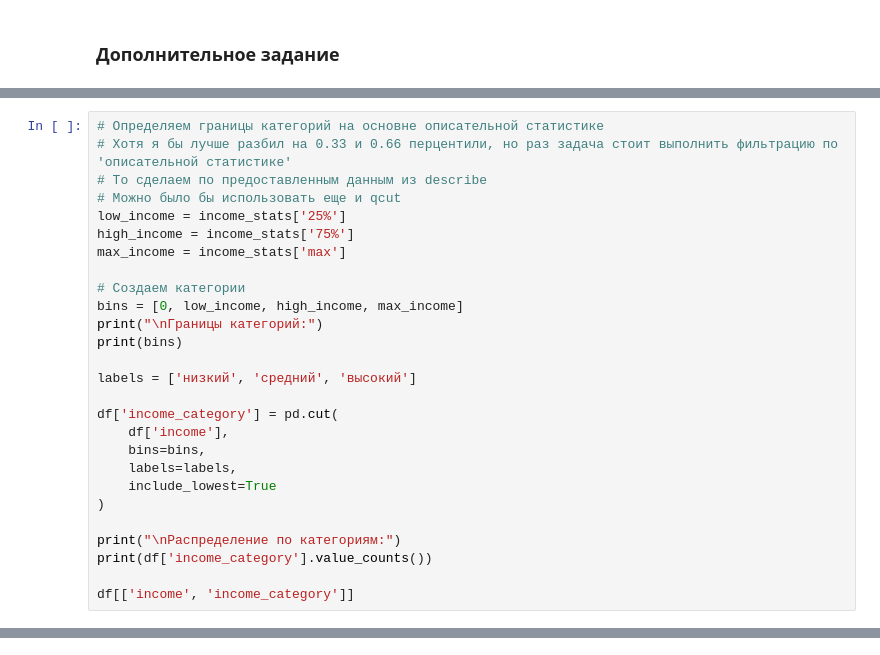
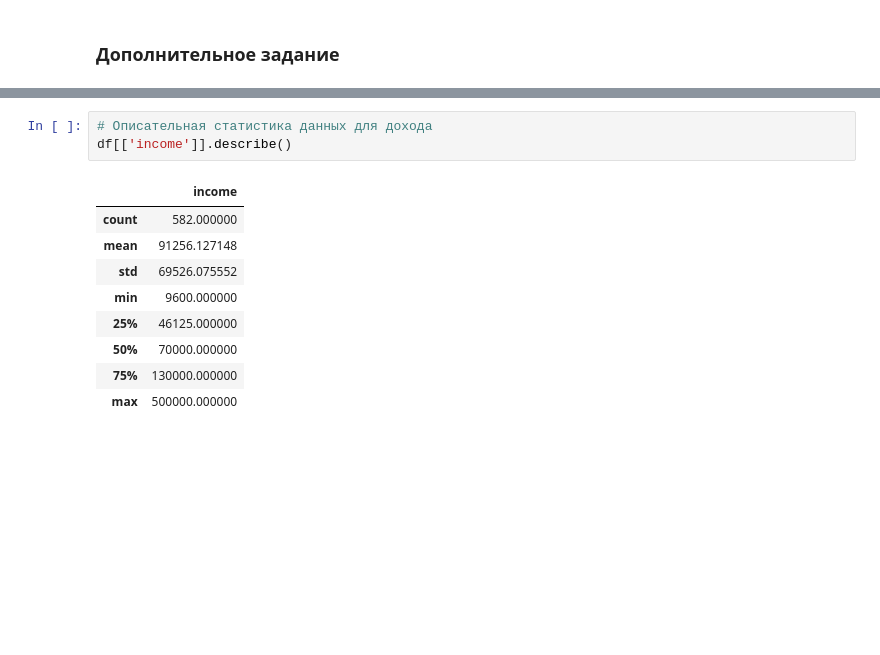
Before and after one commit to cocahonka/suai-data-science-labs, a Jupyter notebook: lab1/ЛР1_Мясников_7.ipynb, the cells around one changed output, grey strips where cells are left out. Cells and saved outputs as stored; diff of their text form; blank space fills up the shorter version.

```diff
--- a/lab1/ЛР1_Мясников_7.ipynb
+++ b/lab1/ЛР1_Мясников_7.ipynb
@@ -600,27 +711,0 @@ Name: income, dtype: float64
-# %%
-# Определяем границы категорий на основне описательной статистике
-# Хотя я бы лучше разбил на 0.33 и 0.66 перцентили, но раз задача стоит выполнить фильтрацию по 'описательной статистике'
-# То сделаем по предоставленным данным из describe
-# Можно было бы использовать еще и qcut
-low_income = income_stats['25%']
-high_income = income_stats['75%']
-max_income = income_stats['max']
-
-# Создаем категории
-bins = [0, low_income, high_income, max_income]
-print("\nГраницы категорий:")
-print(bins)
-
-labels = ['низкий', 'средний', 'высокий']
-
-df['income_category'] = pd.cut(
-    df['income'],
-    bins=bins,
-    labels=labels,
-    include_lowest=True
-)
-
-print("\nРаспределение по категориям:")
-print(df['income_category'].value_counts())
-
-df[['income', 'income_category']]
@@ -703,0 +712,13 @@ dtype: int64
+# %%
+# Описательная статистика данных для дохода
+df[['income']].describe()
+# %% [output]
+|  | income |
+| count | 582.000000 |
+| mean | 91256.127148 |
+| std | 69526.075552 |
+| min | 9600.000000 |
+| 25% | 46125.000000 |
+| 50% | 70000.000000 |
+| 75% | 130000.000000 |
+| max | 500000.000000 |
```
Also changed, not shown: parts of 70 cells of this notebook.
